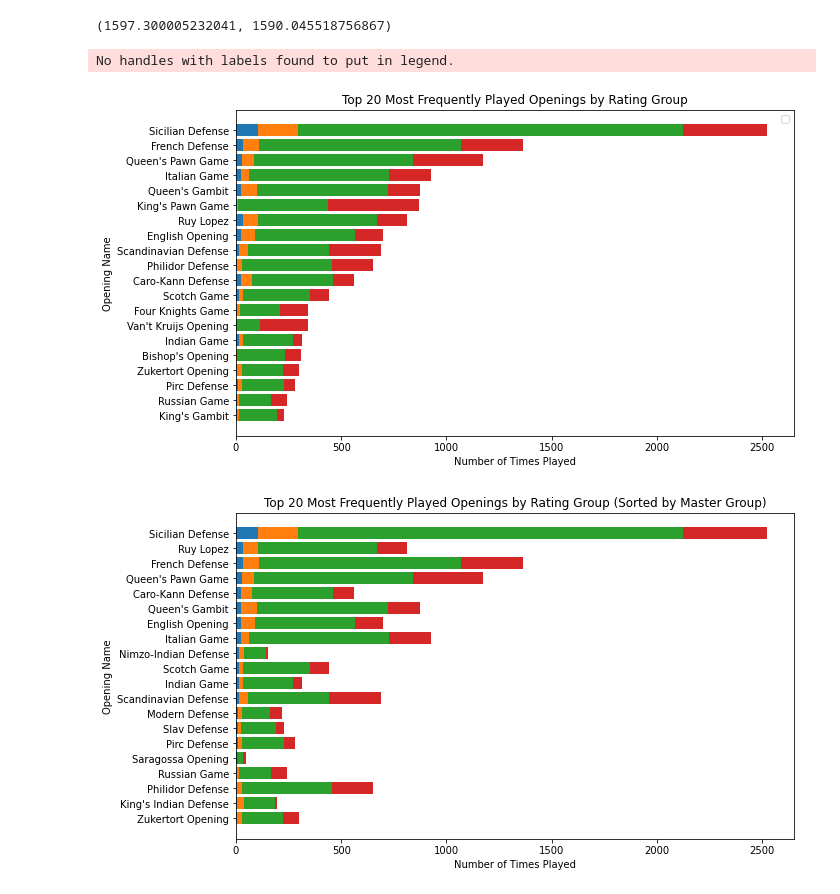
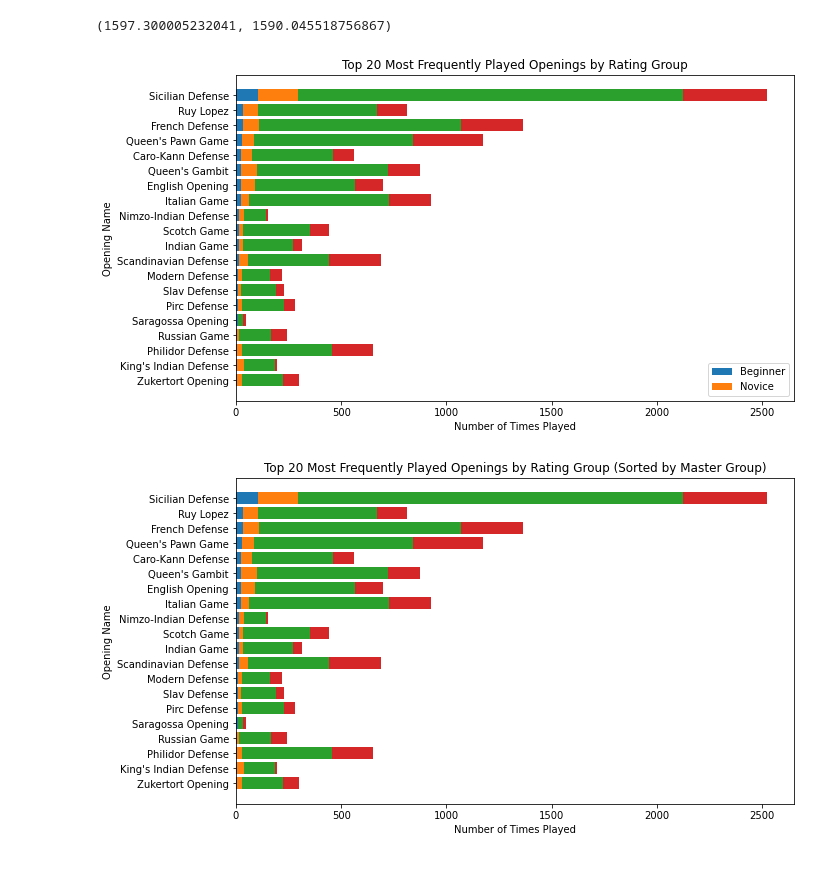
Before and after one commit to rmesrobi/Chess-Openings-EDA, a Jupyter notebook: chess_EDA_Final.ipynb, the cells around one changed output. Cells and saved outputs as stored; diff of their text form; code cells hidden in the pictures.

```diff
--- a/chess_EDA_Final.ipynb
+++ b/chess_EDA_Final.ipynb
@@ -8,6 +8,9 @@ import seaborn as sns
 from datetime import date
 import time
 from math import ceil
+from matplotlib import rcParams
+rcParams.update({'figure.autolayout': True})
+plt.style.use('fivethirtyeight')
 # %%
 #read the csv into a pandas dataframe
 df = pd.read_csv('/Users/raffi/Desktop/galvanize/capstone_1/data/games.csv', delimiter = ',')
@@ -113,0 +113,3 @@ v_status = datedf.groupby(by = datedf.index.year).agg({'victory_status' : 'count
+# %%
+colors = plt.rcParams['axes.prop_cycle'].by_key()['color']
+colors
@@ -195,24 +203,23 @@ openings_grouped.sort_values(by = 'total', ascending = False, inplace = True)
 # %%
 #top 20 most frequent openings played by ranking group
 fig, ax = plt.subplots(1,1, figsize = (10,6))
 labels = ['Beginner', 'Novice', 'Expert', 'Master']
 x_pos = [i for i in openings_grouped.index[0:20]]
 b = np.array(openings_grouped['Beginner'][0:20])
 n = np.array(openings_grouped['Novice'][0:20])
 e = np.array(openings_grouped['Expert'][0:20])
 m = np.array(openings_grouped['Master'][0:20])
 ax.set_title('Top 20 Most Frequently Played Openings by Rating Group')
 ax.set_ylabel('Opening Name')
 ax.set_xlabel('Number of Times Played')
-ax.barh(x_pos, m)
-ax.barh(x_pos, e, left = m)
+ax.barh(x_pos, m, label = labels[0])
+ax.barh(x_pos, e, left = m, label = labels[1])
 ax.barh(x_pos, n, left = m + e)
 ax.barh(x_pos, b, left = m + e + n)
 ax.set_ylim(ax.get_ylim()[::-1])
 ax.legend();
 # %% [output]
-No handles with labels found to put in legend.
-[figure, old version]
+[figure, new version]
 # %%
 openings_grouped.sort_values(by = 'Master', ascending = False, inplace = True)
 # %%
```
Also changed, not shown: parts of 11 cells of this notebook, 15 other files.
